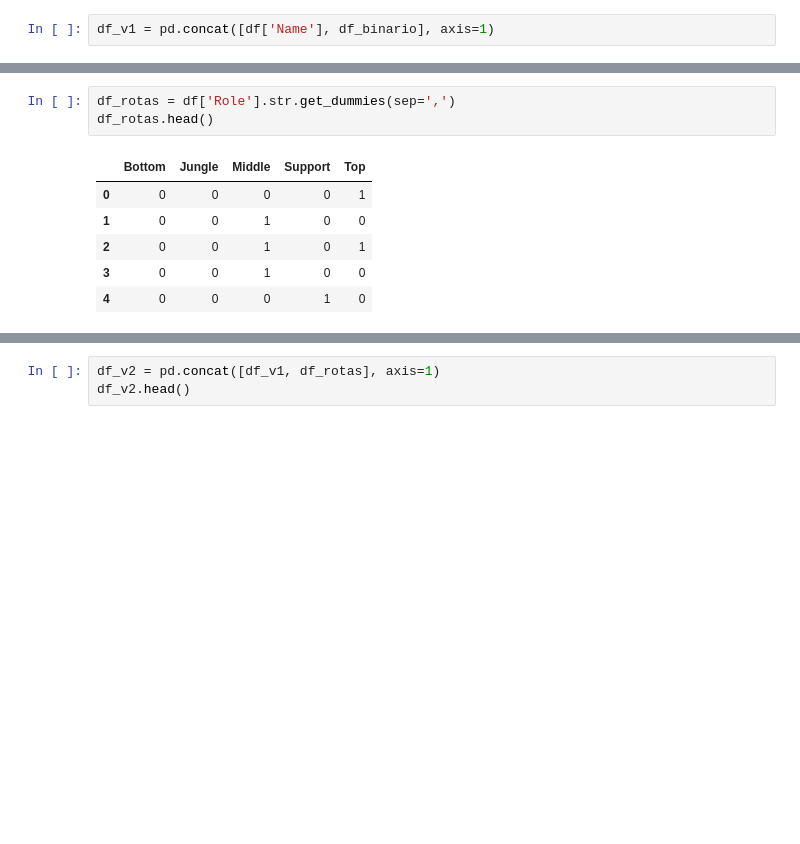
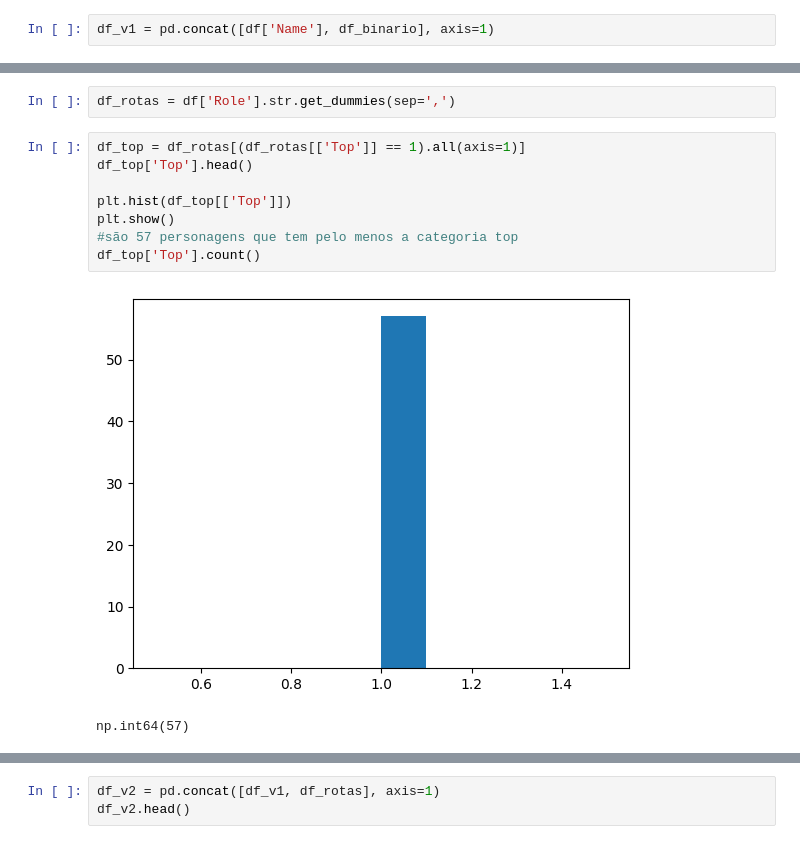
Before and after one commit to MatheusJosePereira/League-of-Legends-Similaridade-Cosseno, a Jupyter notebook: SimilaridadeCos_LeagueOfLegends_MatheusJose.ipynb, the cells around one changed output, grey strips where cells are left out. Cells and saved outputs as stored; diff of their text form; blank space fills up the shorter version.

```diff
--- a/SimilaridadeCos_LeagueOfLegends_MatheusJose.ipynb
+++ b/SimilaridadeCos_LeagueOfLegends_MatheusJose.ipynb
@@ -134,11 +175,14 @@ df_v1.head()
 | 4 | Alistar | 0 | 0 | 0 | 0 | ... |
 # %%
 df_rotas = df['Role'].str.get_dummies(sep=',')
-df_rotas.head()
-# %% [output]
-|  | Bottom | Jungle | Middle | Support | Top |
-| 0 | 0 | 0 | 0 | 0 | 1 |
-| 1 | 0 | 0 | 1 | 0 | 0 |
-| 2 | 0 | 0 | 1 | 0 | 1 |
-| 3 | 0 | 0 | 1 | 0 | 0 |
-| 4 | 0 | 0 | 0 | 1 | 0 |
+# %%
+df_top = df_rotas[(df_rotas[['Top']] == 1).all(axis=1)]
+df_top['Top'].head()
+
+plt.hist(df_top[['Top']])
+plt.show()
+#são 57 personagens que tem pelo menos a categoria top
+df_top['Top'].count()
+# %% [output]
+[figure, added]
+np.int64(57)
```
Also changed, not shown: parts of 22 cells of this notebook.
